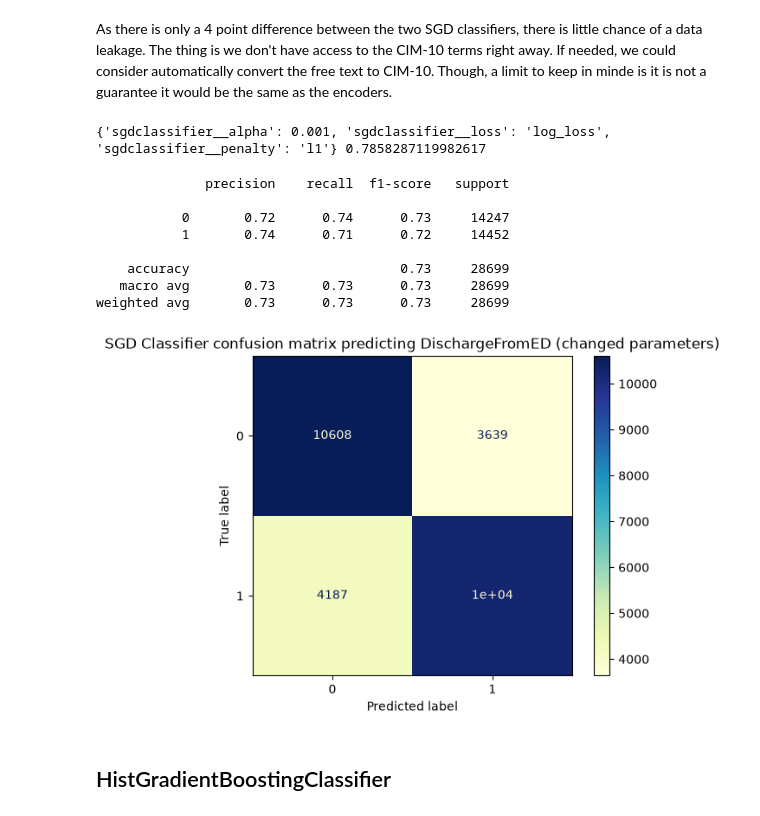
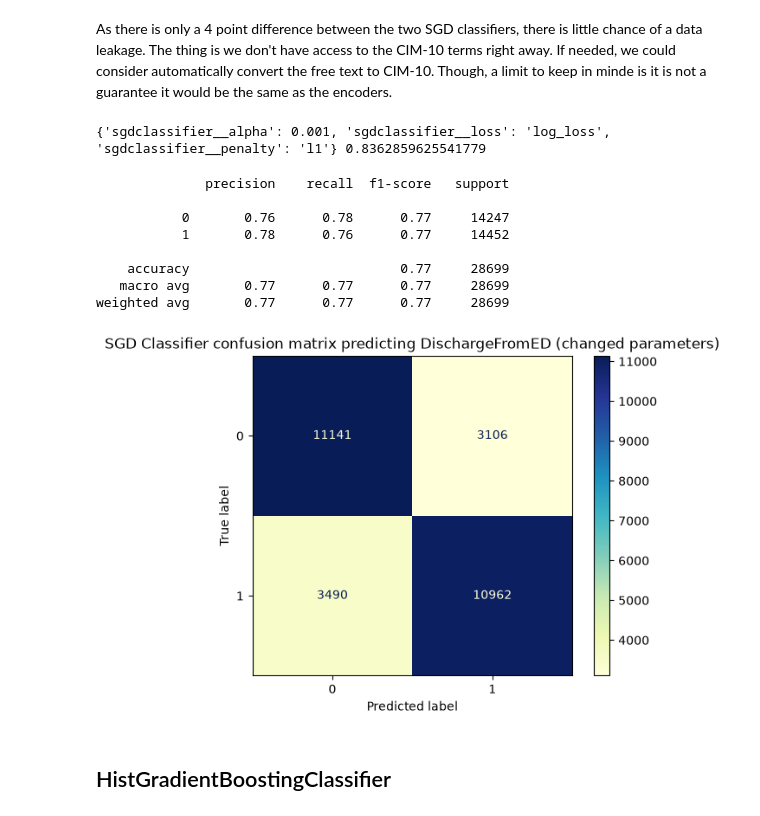
Before and after one commit to asdrz/ER-predicting-length-of-stay, a Jupyter notebook: main.ipynb, the cells around one changed output. Saved outputs shown, nothing was run; the diff lists cells and outputs as text; code cells hidden in the pictures.

```diff
--- a/main.ipynb
+++ b/main.ipynb
@@ -275,11 +323,6 @@ X_train, X_test = X.iloc[train_idx].copy(), X.iloc[test_idx].copy()
 y_train, y_test = y.iloc[train_idx], y.iloc[test_idx]
 
 assert set(groups.iloc[train_idx]).isdisjoint(groups.iloc[test_idx])
-
-# Vital signs median computed on the training set only, applied to both sets
-medians = X_train[num_vitals].median()
-X_train[num_vitals] = X_train[num_vitals].fillna(medians)
-X_test[num_vitals] = X_test[num_vitals].fillna(medians)
 # %% [markdown]
 # Insights before trying models
 
@@ -367,6 +410,7 @@ weighted avg       0.25      0.50      0.34     28699
 # %%
 # Model
 sgdc = make_pipeline(
+    SimpleImputer(strategy='median'),
     StandardScaler(),
     SGDClassifier(loss='log_loss', max_iter=1000, tol=1e-3, random_state=42)
 )
@@ -398,6 +442,7 @@ weighted avg       0.73      0.73      0.73     28699
 # %%
 # Model
 sgdc = make_pipeline(
+    SimpleImputer(strategy='median'),
     StandardScaler(),
     SGDClassifier(loss="log_loss", max_iter=1000, tol=1e-3, random_state=42)
 )
@@ -429,7 +474,8 @@ weighted avg       0.69      0.69      0.68     28699
 # %% [markdown]
 As there is only a 4 point difference between the two SGD classifiers, there is little chance of a data leakage. The thing is we don't have access to the CIM-10 terms right away. If needed, we could consider automatically convert the free text to CIM-10. Though, a limit to keep in minde is it is not a guarantee it would be the same as the encoders.
 # %%
-pipe = make_pipeline(StandardScaler(), SGDClassifier(random_state=42, max_iter=2000, tol=1e-3))
+pipe = make_pipeline(SimpleImputer(strategy='median'), StandardScaler(),
+                     SGDClassifier(random_state=42, max_iter=2000, tol=1e-3))
 
 param_grid = {
     "sgdclassifier__alpha": [1e-6, 1e-5, 1e-4, 1e-3, 1e-2],
@@ -444,38 +490,39 @@ search.fit(X_train, y_train, groups=groups.iloc[train_idx])
 
 print(search.best_params_, search.best_score_)
 # %% [output]
-{'sgdclassifier__alpha': 0.001, 'sgdclassifier__loss': 'log_loss', 'sgdclassifier__penalty': 'l1'} 0.7858287119982617
+{'sgdclassifier__alpha': 0.001, 'sgdclassifier__loss': 'log_loss', 'sgdclassifier__penalty': 'l1'} 0.8362859625541779
 # %%
 # Model
 sgdc = make_pipeline(
+    SimpleImputer(strategy='median'),
     StandardScaler(),
-    SGDClassifier(penalty = 'l1', alpha = 0.001, loss='log_loss', max_iter=1000, tol=1e-3, random_state=42)
+    SGDClassifier(penalty='l1', alpha=0.001, loss='log_loss', max_iter=1000, tol=1e-3, random_state=42)
 )
 
 # Training
 sgdc.fit(X_train, y_train)
 
 # Prediction
 y_pred = sgdc.predict(X_test)
 
 # Accuracy
 print(classification_report(y_test, y_pred))
 
 # Graph
 sgdc_cm = ConfusionMatrixDisplay(confusion_matrix(y_test, y_pred))
 sgdc_cm.plot(cmap = 'YlGnBu')
 plt.title('SGD Classifier confusion matrix predicting DischargeFromED (changed parameters)')
 plt.show()
 # %% [output]
               precision    recall  f1-score   support
 
-           0       0.72      0.74      0.73     14247
-           1       0.74      0.71      0.72     14452
+           0       0.76      0.78      0.77     14247
+           1       0.78      0.76      0.77     14452
 
-    accuracy                           0.73     28699
-   macro avg       0.73      0.73      0.73     28699
-weighted avg       0.73      0.73      0.73     28699
+    accuracy                           0.77     28699
+   macro avg       0.77      0.77      0.77     28699
+weighted avg       0.77      0.77      0.77     28699
-[figure, old version]
+[figure, new version]
 # %% [markdown]
 ## HistGradientBoostingClassifier
 # %%
```
Also changed, not shown: parts of 14 cells of this notebook.
